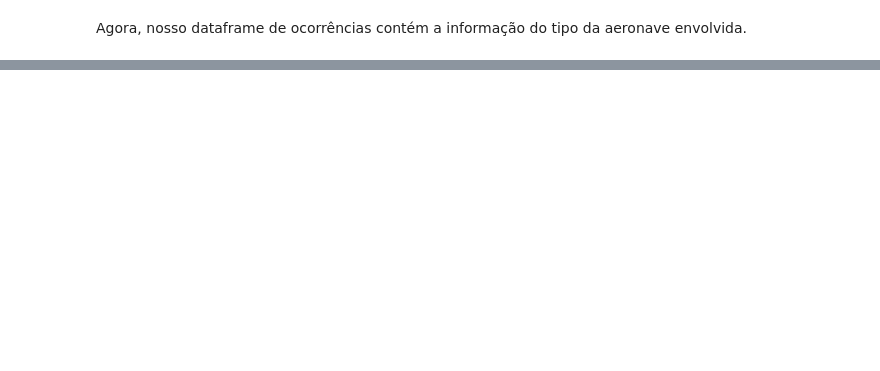
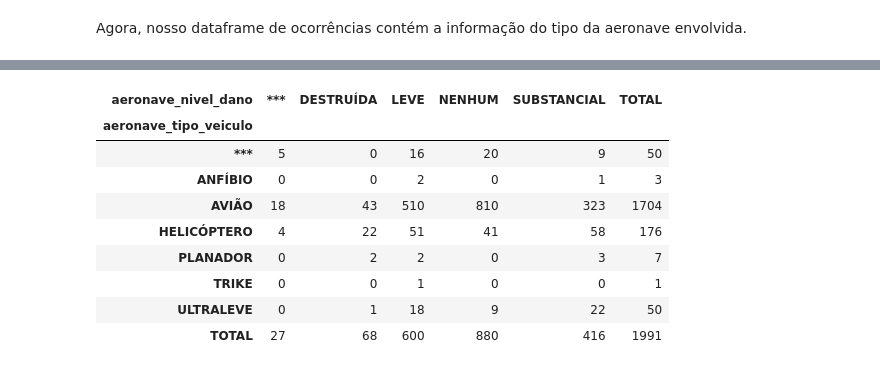
Before and after one commit to lucas-mdsena/python_udemy_module_2, a Jupyter notebook: notebook_pandas.ipynb, the cells around one changed output, grey strips where cells are left out. Drawn from its saved outputs; the diff is of its cells as text; code cells hidden in the pictures; blank space fills up the shorter version.

```diff
--- a/notebook_pandas.ipynb
+++ b/notebook_pandas.ipynb
@@ -1222,0 +1302,31 @@ Agora, nosso dataframe de ocorrências contém a informação do tipo da aeronav
+# %%
+# Criando um novo dataframe para nossas estilizações
+df_style = pd.merge(df_tratado, df_aeronave[['codigo_ocorrencia2', 'aeronave_tipo_veiculo', 'aeronave_nivel_dano']], how='left', on=['codigo_ocorrencia2', 'codigo_ocorrencia2'])
+
+# Cria uma pivot table para apresentação, limitando as ocorrências ao estado de São Paulo
+pivot_style = df_style[df_style['uf'] == 'SP'].pivot_table(
+      values='total_aeronaves_envolvidas',
+    index='aeronave_tipo_veiculo',
+    columns='aeronave_nivel_dano',
+    margins=True,
+    margins_name='TOTAL',
+    aggfunc='sum',
+    fill_value=0
+)
+
+# Aplica a estilização
+# A função applymap determina as condições de formatação
+pivot_style.style.applymap(lambda x: f"color: {'red' if x>=45 else 'white'}", subset=['***', 'DESTRUÍDA', 'LEVE', 'NENHUM', 'SUBSTANCIAL', 'TOTAL'])
+
+# A função lambda cria uma variável temporária (x), especifica as condições de formatação (condições dentro das chaves) e determina o que ela representa (cada uma das colunas pelo parâmetro subset).
+# %% [output]
+| aeronave_nivel_dano | *** | DESTRUÍDA | LEVE | NENHUM | SUBSTANCIAL | TOTAL |
+| aeronave_tipo_veiculo |  |  |  |  |  |  |
+| *** | 5 | 0 | 16 | 20 | 9 | 50 |
+| ANFÍBIO | 0 | 0 | 2 | 0 | 1 | 3 |
+| AVIÃO | 18 | 43 | 510 | 810 | 323 | 1704 |
+| HELICÓPTERO | 4 | 22 | 51 | 41 | 58 | 176 |
+| PLANADOR | 0 | 2 | 2 | 0 | 3 | 7 |
+| TRIKE | 0 | 0 | 1 | 0 | 0 | 1 |
+| ULTRALEVE | 0 | 1 | 18 | 9 | 22 | 50 |
+| TOTAL | 27 | 68 | 600 | 880 | 416 | 1991 |
```
Also changed, not shown: parts of 6 cells of this notebook.
